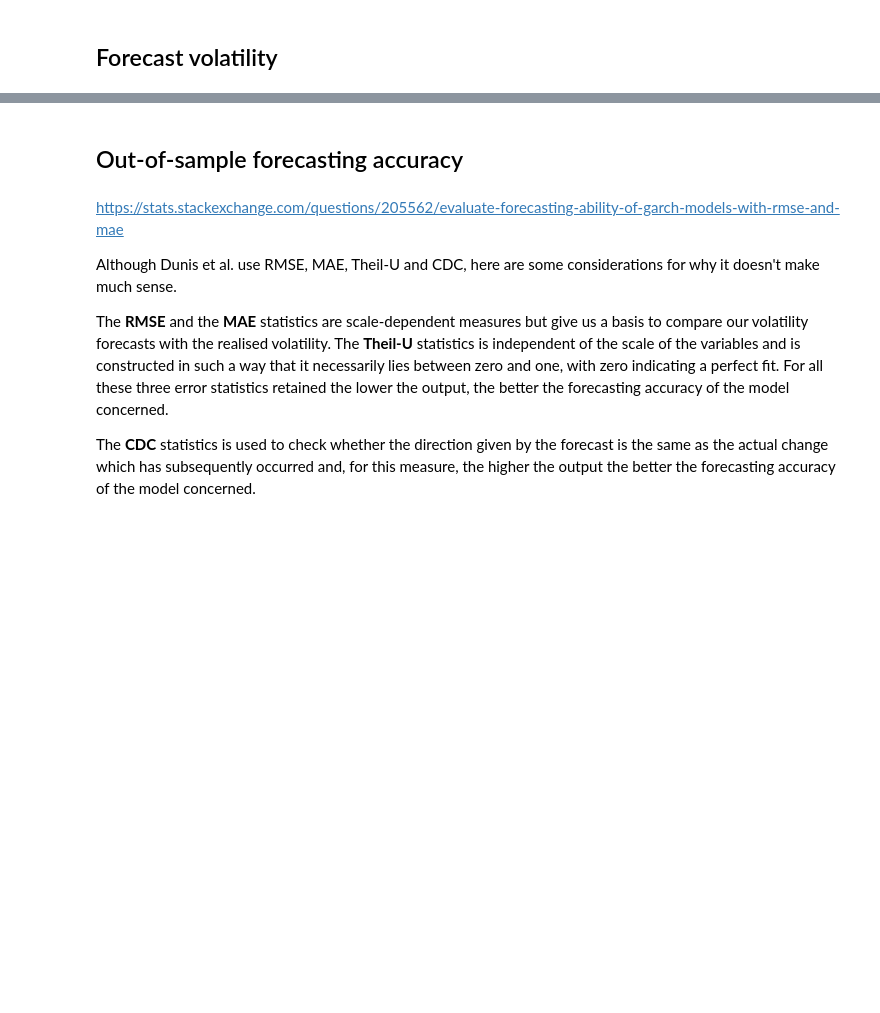
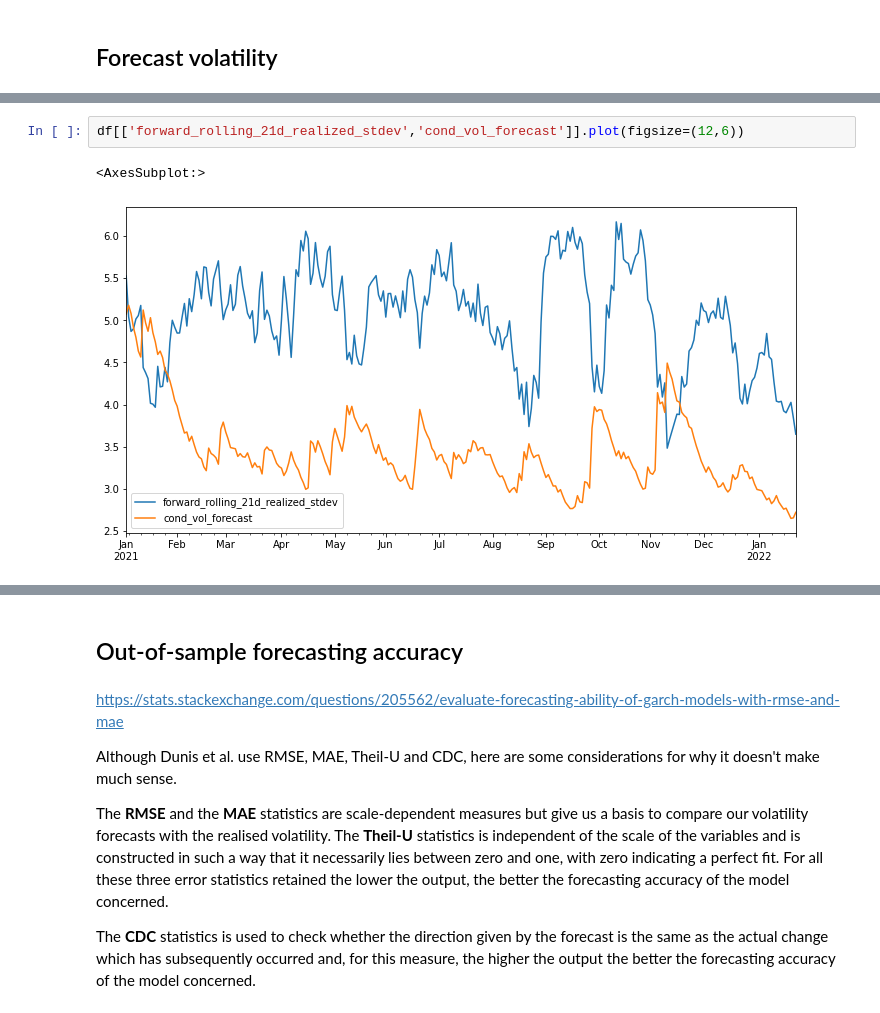
Before and after one commit to frederikbachdk/FXVolTrading, a Jupyter notebook: tradingstrategy/garch_trading.ipynb, the cells around one changed output, grey strips where cells are left out. Cells and saved outputs as stored; diff of their text form; blank space fills up the shorter version.

```diff
--- a/tradingstrategy/garch_trading.ipynb
+++ b/tradingstrategy/garch_trading.ipynb
@@ -74,0 +75,5 @@ Number of forecasts: 298
+# %%
+df[['forward_rolling_21d_realized_stdev','cond_vol_forecast']].plot(figsize=(12,6))
+# %% [output]
+<AxesSubplot:>
+[figure, added]
```
Also changed, not shown: parts of 18 cells of this notebook, 7 other files.
